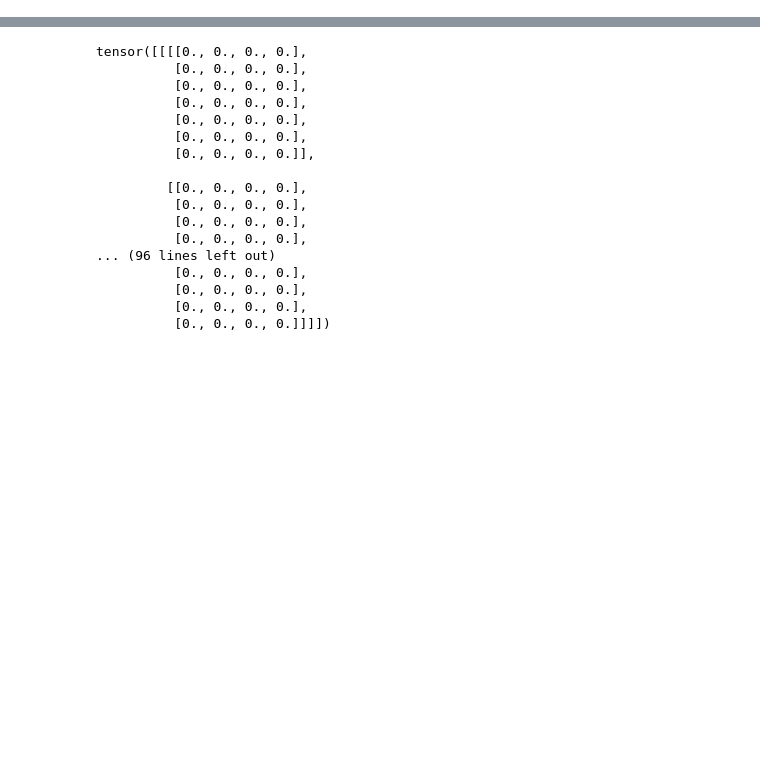
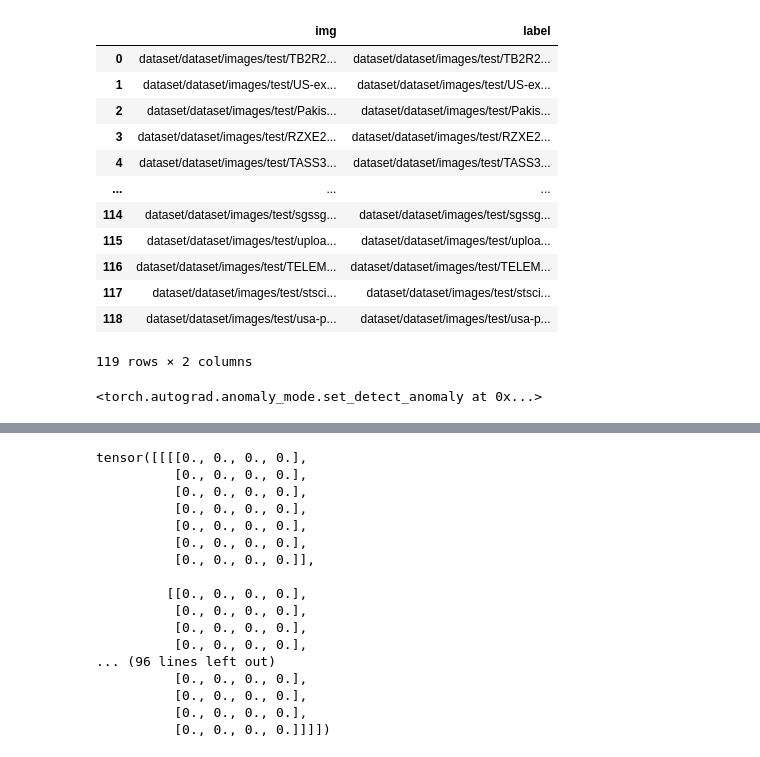
Before and after one commit to YakubovSlava/PrivateCodeRepo, a Jupyter notebook: ObjectDetection/model.ipynb, the cells around one changed output, grey strips where cells are left out. Saved outputs shown, nothing was run; the diff lists cells and outputs as text; code cells hidden in the pictures; blank space fills up the shorter version.

```diff
--- a/ObjectDetection/model.ipynb
+++ b/ObjectDetection/model.ipynb
@@ -189,0 +490,16 @@ class YoloLoss(nn.Module):
+# %%
+pd.read_csv('test.csv')
+# %% [output]
+|  | img | label |
+| 0 | dataset/dataset/images/test/TB2R2... | dataset/dataset/images/test/TB2R2... |
+| 1 | dataset/dataset/images/test/US-ex... | dataset/dataset/images/test/US-ex... |
+| 2 | dataset/dataset/images/test/Pakis... | dataset/dataset/images/test/Pakis... |
+| 3 | dataset/dataset/images/test/RZXE2... | dataset/dataset/images/test/RZXE2... |
+| 4 | dataset/dataset/images/test/TASS3... | dataset/dataset/images/test/TASS3... |
+| ... | ... | ... |
+| 114 | dataset/dataset/images/test/sgssg... | dataset/dataset/images/test/sgssg... |
+| 115 | dataset/dataset/images/test/uploa... | dataset/dataset/images/test/uploa... |
+| 116 | dataset/dataset/images/test/TELEM... | dataset/dataset/images/test/TELEM... |
+| 117 | dataset/dataset/images/test/stsci... | dataset/dataset/images/test/stsci... |
+| 118 | dataset/dataset/images/test/usa-p... | dataset/dataset/images/test/usa-p... |
+119 rows × 2 columns
@@ -189,0 +509,4 @@ class YoloLoss(nn.Module):
+# %%
+torch.autograd.set_detect_anomaly(True)
+# %% [output]
+<torch.autograd.anomaly_mode.set_detect_anomaly at 0x...>
```
Also changed, not shown: parts of 42 cells of this notebook, 1 other file.
